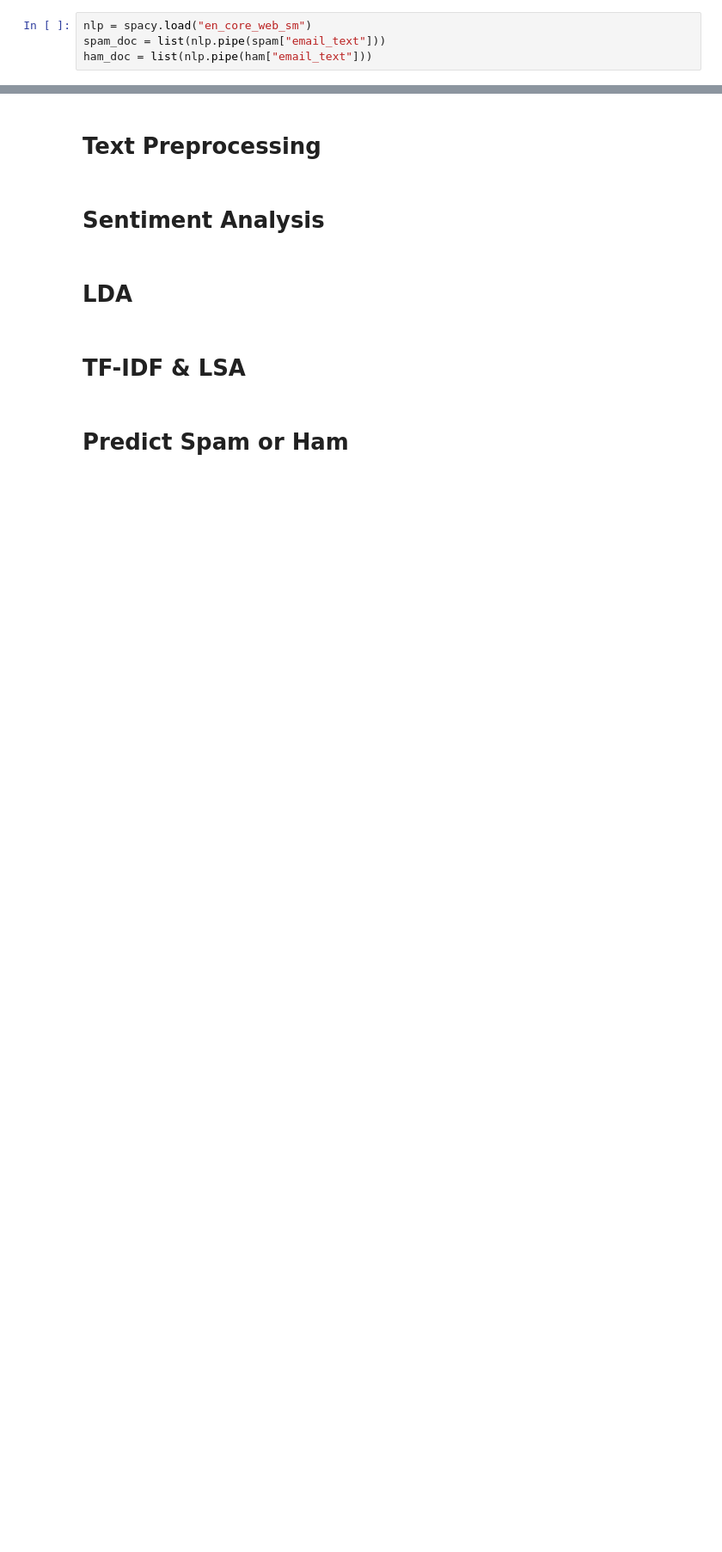
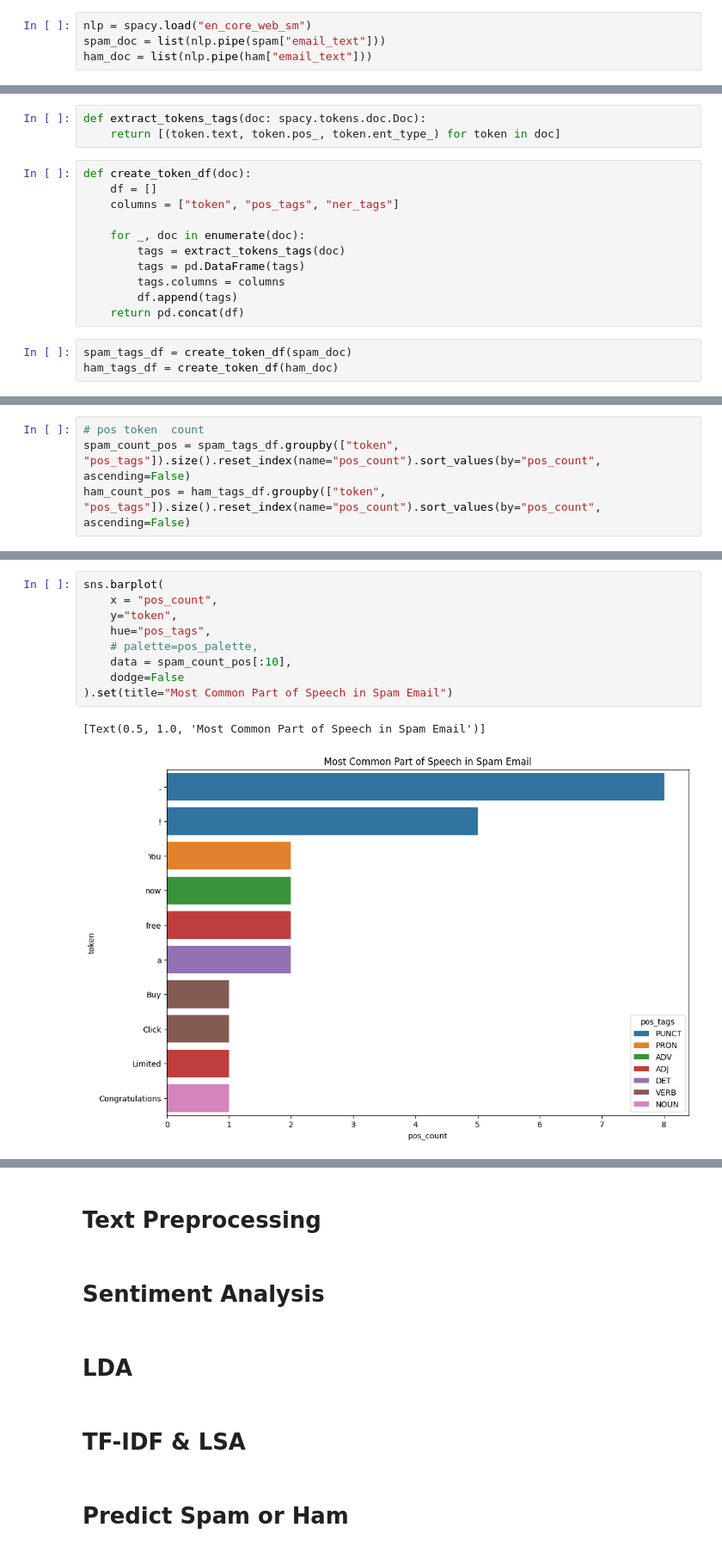
Before and after one commit to richmond003/Email-Spam-Detection, a Jupyter notebook: model.ipynb, the cells around one changed output, grey strips where cells are left out. Shown at 86% size. Cells and saved outputs as stored; diff of their text form; blank space fills up the shorter version.

Commit message:
text tagging to understand the dataset

```diff
--- a/model.ipynb
+++ b/model.ipynb
@@ -136 +132,18 @@ pprint(ham_doc)
 ]
+# %%
+def extract_tokens_tags(doc: spacy.tokens.doc.Doc):
+    return [(token.text, token.pos_, token.ent_type_) for token in doc]
+# %%
+def create_token_df(doc):
+    df = []
+    columns = ["token", "pos_tags", "ner_tags"]
+
+    for _, doc in enumerate(doc):
+        tags = extract_tokens_tags(doc)
+        tags = pd.DataFrame(tags)
+        tags.columns = columns
+        df.append(tags)
+    return pd.concat(df)
+# %%
+spam_tags_df = create_token_df(spam_doc)
+ham_tags_df = create_token_df(ham_doc)
@@ -136,0 +163,4 @@ pprint(ham_doc)
+# %%
+# pos token  count
+spam_count_pos = spam_tags_df.groupby(["token", "pos_tags"]).size().reset_index(name="pos_count").sort_values(by="pos_count", ascending=False)
+ham_count_pos = ham_tags_df.groupby(["token", "pos_tags"]).size().reset_index(name="pos_count").sort_values(by="pos_count", ascending=False)
@@ -136,0 +219,12 @@ pprint(ham_doc)
+# %%
+sns.barplot(
+    x = "pos_count",
+    y="token",
+    hue="pos_tags",
+    # palette=pos_palette,
+    data = spam_count_pos[:10],
+    dodge=False
+).set(title="Most Common Part of Speech in Spam Email")
+# %% [output]
+[Text(0.5, 1.0, 'Most Common Part of Speech in Spam Email')]
+[figure, added]
```
Also changed, not shown: parts of 19 cells of this notebook.
